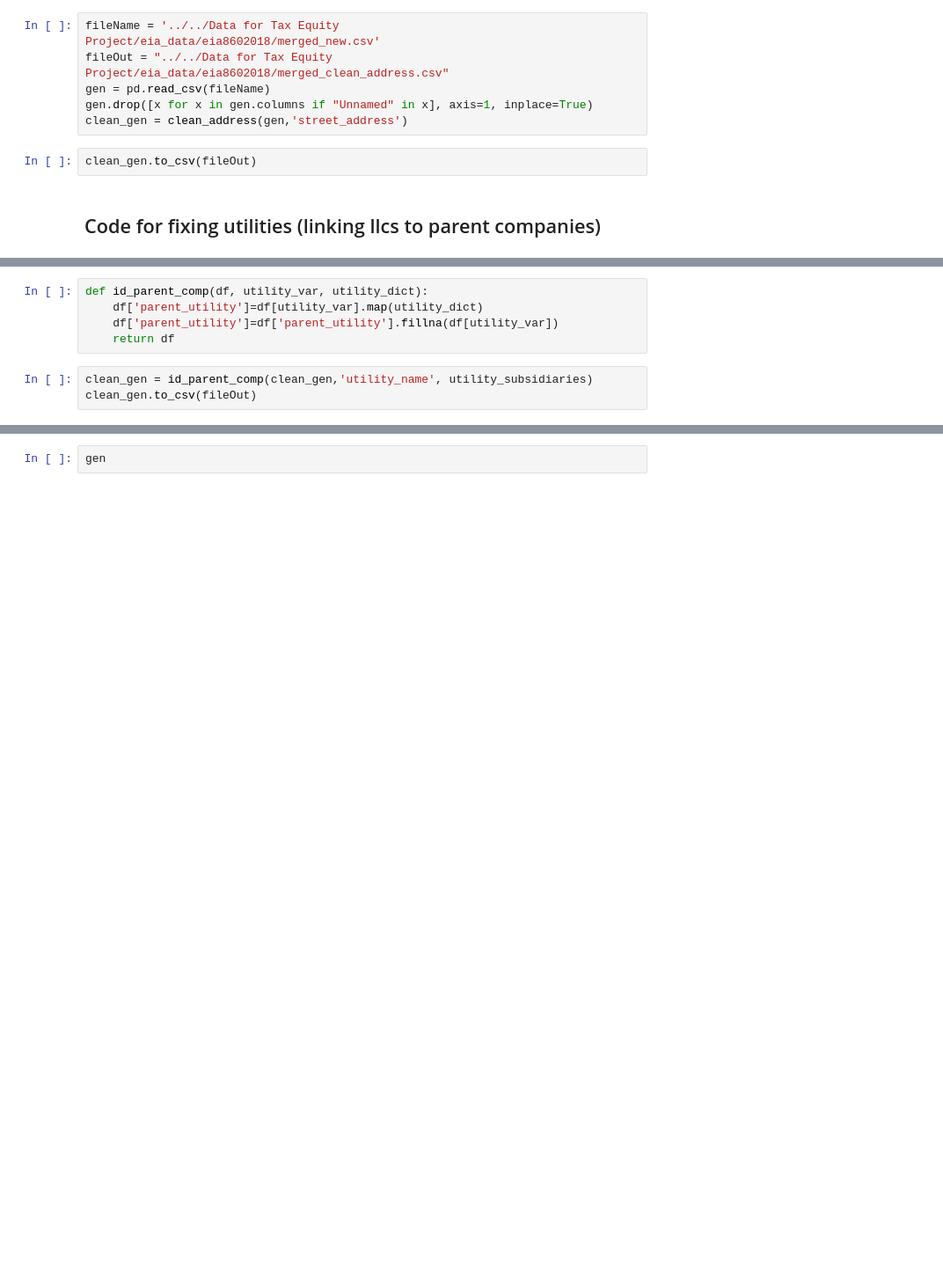
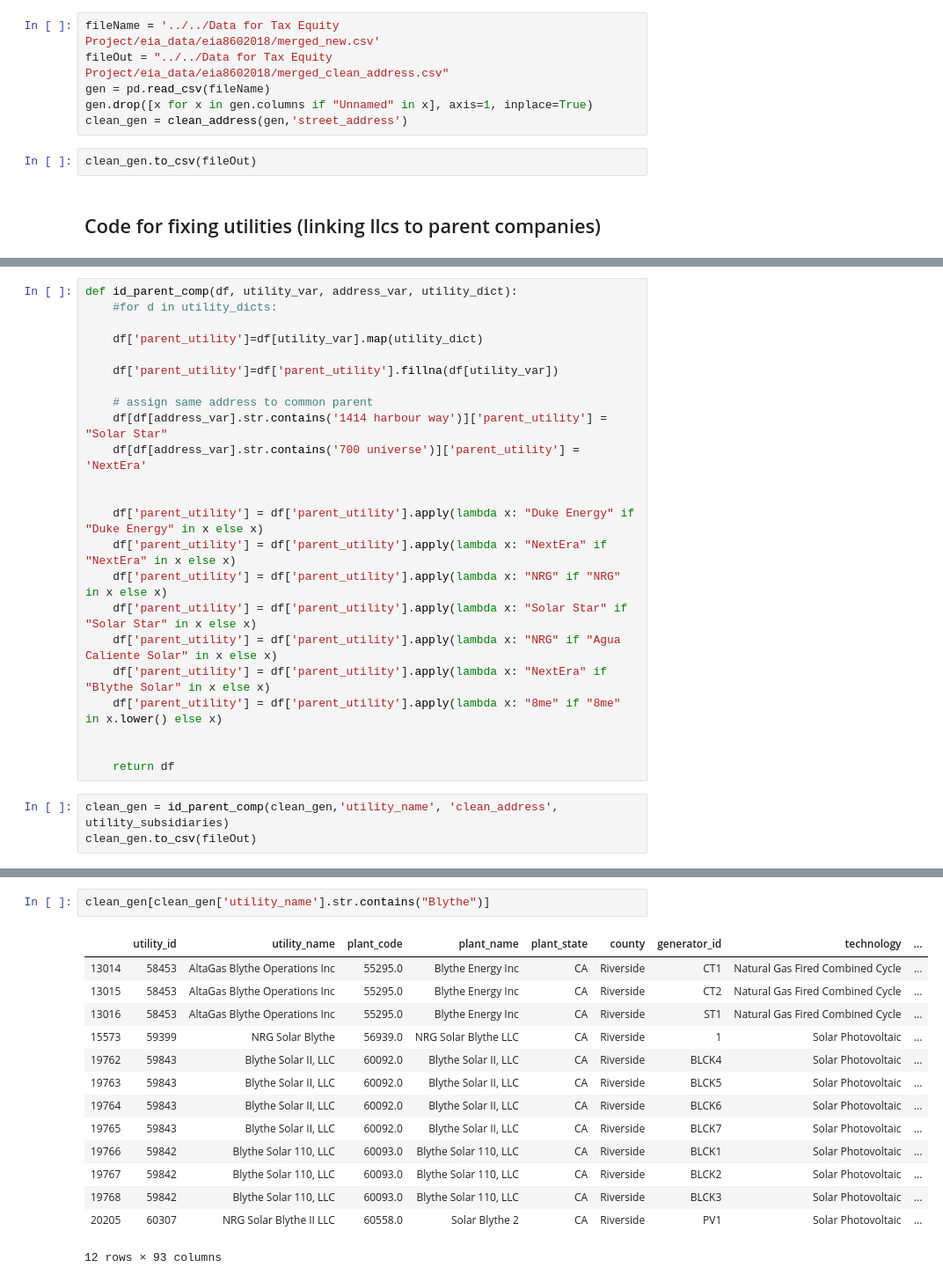
Before and after one commit to rachelsanderson/reduced-form, a Jupyter notebook: DataCleaningCode/recode_variables.ipynb, the cells around one changed output, grey strips where cells are left out. Shown: that part at 88% size. Cells and saved outputs as stored; diff of their text form; blank space fills up the shorter version.

```diff
--- a/DataCleaningCode/recode_variables.ipynb
+++ b/DataCleaningCode/recode_variables.ipynb
@@ -253,8 +242,26 @@ utility_subsidiaries = {
-# %%
-def id_parent_comp(df, utility_var, utility_dict):
-    df['parent_utility']=df[utility_var].map(utility_dict)
-    df['parent_utility']=df['parent_utility'].fillna(df[utility_var])
-    return df
+# %%
+def id_parent_comp(df, utility_var, address_var, utility_dict):
+    #for d in utility_dicts:
+
+    df['parent_utility']=df[utility_var].map(utility_dict)
+
+    df['parent_utility']=df['parent_utility'].fillna(df[utility_var])
+
+    # assign same address to common parent
+    df[df[address_var].str.contains('1414 harbour way')]['parent_utility'] = "Solar Star"
+    df[df[address_var].str.contains('700 universe')]['parent_utility'] = 'NextEra'
+
+
+    df['parent_utility'] = df['parent_utility'].apply(lambda x: "Duke Energy" if "Duke Energy" in x else x)
+    df['parent_utility'] = df['parent_utility'].apply(lambda x: "NextEra" if "NextEra" in x else x)
+    df['parent_utility'] = df['parent_utility'].apply(lambda x: "NRG" if "NRG" in x else x)
+    df['parent_utility'] = df['parent_utility'].apply(lambda x: "Solar Star" if "Solar Star" in x else x)
+    df['parent_utility'] = df['parent_utility'].apply(lambda x: "NRG" if "Agua Caliente Solar" in x else x)
+    df['parent_utility'] = df['parent_utility'].apply(lambda x: "NextEra" if "Blythe Solar" in x else x)
+    df['parent_utility'] = df['parent_utility'].apply(lambda x: "8me" if "8me" in x.lower() else x)
+
+
+    return df
 # %%
-clean_gen = id_parent_comp(clean_gen,'utility_name', utility_subsidiaries)
+clean_gen = id_parent_comp(clean_gen,'utility_name', 'clean_address', utility_subsidiaries)
 clean_gen.to_csv(fileOut)
@@ -261,2 +279,17 @@ clean_gen.to_csv(fileOut)
-# %%
-gen
+# %%
+clean_gen[clean_gen['utility_name'].str.contains("Blythe")]
+# %% [output]
+|  | utility_id | utility_name | plant_code | plant_name | plant_state | county | generator_id | technology | ... |
+| 13014 | 58453 | AltaGas Blythe Operations Inc | 55295.0 | Blythe Energy Inc | CA | Riverside | CT1 | Natural Gas Fired Combined Cycle | ... |
+| 13015 | 58453 | AltaGas Blythe Operations Inc | 55295.0 | Blythe Energy Inc | CA | Riverside | CT2 | Natural Gas Fired Combined Cycle | ... |
+| 13016 | 58453 | AltaGas Blythe Operations Inc | 55295.0 | Blythe Energy Inc | CA | Riverside | ST1 | Natural Gas Fired Combined Cycle | ... |
+| 15573 | 59399 | NRG Solar Blythe | 56939.0 | NRG Solar Blythe LLC | CA | Riverside | 1 | Solar Photovoltaic | ... |
+| 19762 | 59843 | Blythe Solar II, LLC | 60092.0 | Blythe Solar II, LLC | CA | Riverside | BLCK4 | Solar Photovoltaic | ... |
+| 19763 | 59843 | Blythe Solar II, LLC | 60092.0 | Blythe Solar II, LLC | CA | Riverside | BLCK5 | Solar Photovoltaic | ... |
+| 19764 | 59843 | Blythe Solar II, LLC | 60092.0 | Blythe Solar II, LLC | CA | Riverside | BLCK6 | Solar Photovoltaic | ... |
+| 19765 | 59843 | Blythe Solar II, LLC | 60092.0 | Blythe Solar II, LLC | CA | Riverside | BLCK7 | Solar Photovoltaic | ... |
+| 19766 | 59842 | Blythe Solar 110, LLC | 60093.0 | Blythe Solar 110, LLC | CA | Riverside | BLCK1 | Solar Photovoltaic | ... |
+| 19767 | 59842 | Blythe Solar 110, LLC | 60093.0 | Blythe Solar 110, LLC | CA | Riverside | BLCK2 | Solar Photovoltaic | ... |
+| 19768 | 59842 | Blythe Solar 110, LLC | 60093.0 | Blythe Solar 110, LLC | CA | Riverside | BLCK3 | Solar Photovoltaic | ... |
+| 20205 | 60307 | NRG Solar Blythe II LLC | 60558.0 | Solar Blythe 2 | CA | Riverside | PV1 | Solar Photovoltaic | ... |
+12 rows × 93 columns
```
Also changed, not shown: parts of 5 cells of this notebook, 1 other file.
